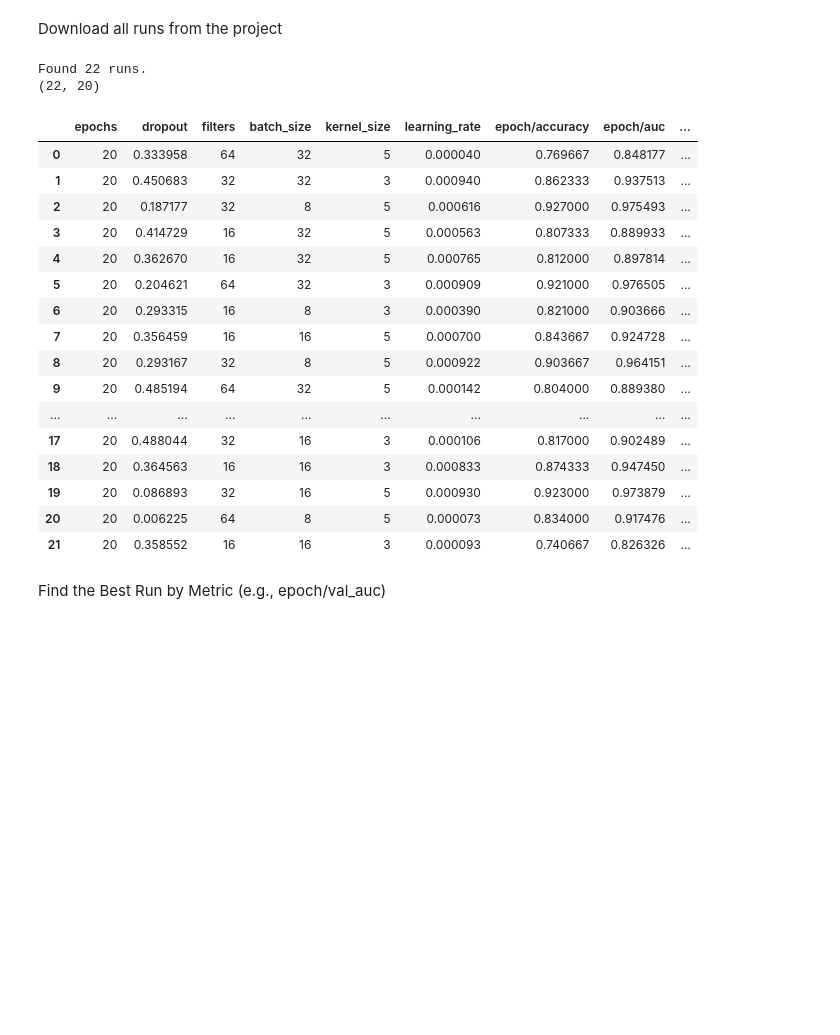
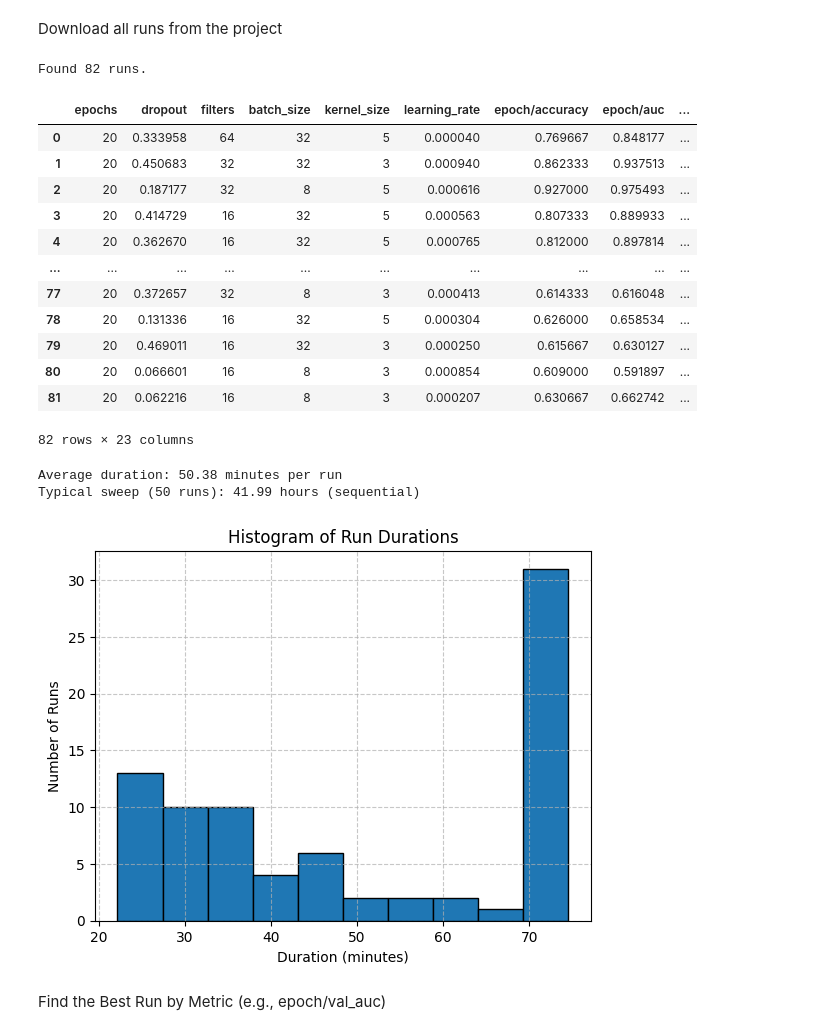
Before and after one commit to tkshfj/MMG, a Jupyter notebook: notebooks/baseline.ipynb, the cells around one changed output. Saved outputs shown, nothing was run; the diff lists cells and outputs as text; code cells hidden in the pictures; blank space fills up the shorter version.

Commit message:
Run a sweep to find optimal hyperparameters for the baseline CNN model with augumentation

```diff
--- a/notebooks/baseline.ipynb
+++ b/notebooks/baseline.ipynb
@@ -689,28 +689,53 @@ for run in runs:
     records.append(row)
 
 df = pd.DataFrame(records)
-print(df.shape)
+# print(df.shape)
 df
 # %% [output]
-Found 22 runs.
-(22, 20)
+Found 82 runs.
 |  | epochs | dropout | filters | batch_size | kernel_size | learning_rate | epoch/accuracy | epoch/auc | ... |
 | 0 | 20 | 0.333958 | 64 | 32 | 5 | 0.000040 | 0.769667 | 0.848177 | ... |
 | 1 | 20 | 0.450683 | 32 | 32 | 3 | 0.000940 | 0.862333 | 0.937513 | ... |
 | 2 | 20 | 0.187177 | 32 | 8 | 5 | 0.000616 | 0.927000 | 0.975493 | ... |
 | 3 | 20 | 0.414729 | 16 | 32 | 5 | 0.000563 | 0.807333 | 0.889933 | ... |
 | 4 | 20 | 0.362670 | 16 | 32 | 5 | 0.000765 | 0.812000 | 0.897814 | ... |
-| 5 | 20 | 0.204621 | 64 | 32 | 3 | 0.000909 | 0.921000 | 0.976505 | ... |
-| 6 | 20 | 0.293315 | 16 | 8 | 3 | 0.000390 | 0.821000 | 0.903666 | ... |
-| 7 | 20 | 0.356459 | 16 | 16 | 5 | 0.000700 | 0.843667 | 0.924728 | ... |
-| 8 | 20 | 0.293167 | 32 | 8 | 5 | 0.000922 | 0.903667 | 0.964151 | ... |
-| 9 | 20 | 0.485194 | 64 | 32 | 5 | 0.000142 | 0.804000 | 0.889380 | ... |
 | ... | ... | ... | ... | ... | ... | ... | ... | ... | ... |
-| 17 | 20 | 0.488044 | 32 | 16 | 3 | 0.000106 | 0.817000 | 0.902489 | ... |
-| 18 | 20 | 0.364563 | 16 | 16 | 3 | 0.000833 | 0.874333 | 0.947450 | ... |
-| 19 | 20 | 0.086893 | 32 | 16 | 5 | 0.000930 | 0.923000 | 0.973879 | ... |
-| 20 | 20 | 0.006225 | 64 | 8 | 5 | 0.000073 | 0.834000 | 0.917476 | ... |
-| 21 | 20 | 0.358552 | 16 | 16 | 3 | 0.000093 | 0.740667 | 0.826326 | ... |
+| 77 | 20 | 0.372657 | 32 | 8 | 3 | 0.000413 | 0.614333 | 0.616048 | ... |
+| 78 | 20 | 0.131336 | 16 | 32 | 5 | 0.000304 | 0.626000 | 0.658534 | ... |
+| 79 | 20 | 0.469011 | 16 | 32 | 3 | 0.000250 | 0.615667 | 0.630127 | ... |
+| 80 | 20 | 0.066601 | 16 | 8 | 3 | 0.000854 | 0.609000 | 0.591897 | ... |
+| 81 | 20 | 0.062216 | 16 | 8 | 3 | 0.000207 | 0.630667 | 0.662742 | ... |
+82 rows × 23 columns
+# %%
+import wandb
+import numpy as np
+import matplotlib.pyplot as plt
+
+api = wandb.Api()
+project = "tkshfj-bsc-computer-science-university-of-london/MMG-notebooks"
+runs = api.runs(project)
+
+durations = [run.summary.get('_runtime', 0) for run in runs if run.state == "finished"]
+# _runtime is in seconds
+if durations:
+    durations_min = np.array(durations) / 60  # convert to minutes
+    avg_seconds = np.mean(durations)
+    print(f"Average duration: {avg_seconds/60:.2f} minutes per run")
+    print(f"Typical sweep (50 runs): {avg_seconds*50/3600:.2f} hours (sequential)")
+
+    # Plot histogram
+    plt.hist(durations_min, bins=10, edgecolor='black')
+    plt.title("Histogram of Run Durations")
+    plt.xlabel("Duration (minutes)")
+    plt.ylabel("Number of Runs")
+    plt.grid(True, linestyle='--', alpha=0.7)
+    plt.show()
+else:
+    print("No finished runs found.")
+# %% [output]
+Average duration: 50.38 minutes per run
+Typical sweep (50 runs): 41.99 hours (sequential)
+[figure, added]
 # %% [markdown]
 Find the Best Run by Metric (e.g., epoch/val_auc)
 # %%
```
